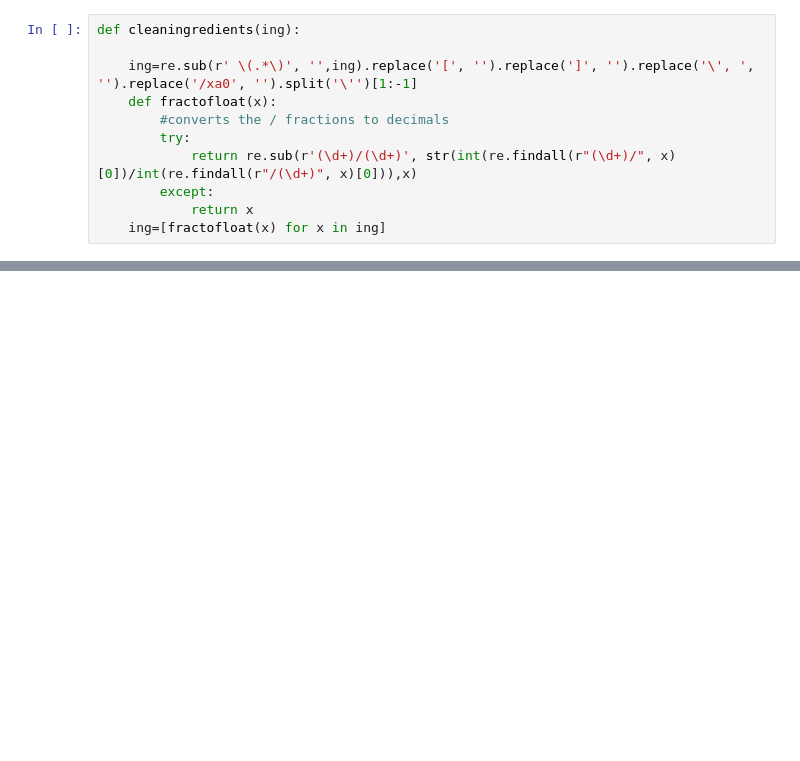
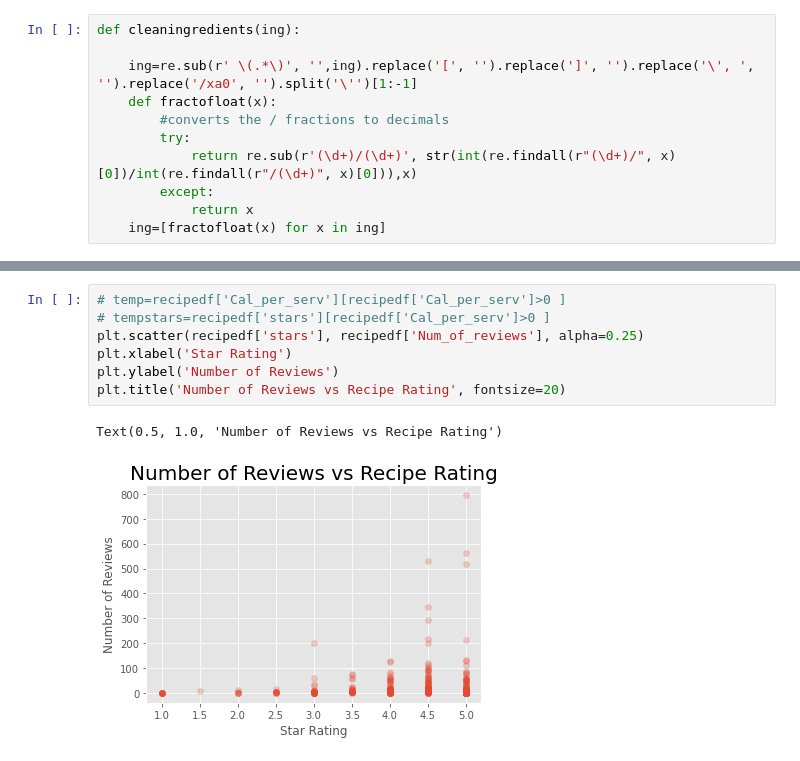
Before and after one commit to gabbyklein1/NYCDSA-Project1, a Jupyter notebook: project1git/FNdatacleaner.ipynb, the cells around one changed output, grey strips where cells are left out. Saved outputs shown, nothing was run; the diff lists cells and outputs as text; blank space fills up the shorter version.

```diff
--- a/project1git/FNdatacleaner.ipynb
+++ b/project1git/FNdatacleaner.ipynb
@@ -226,0 +437,10 @@ True
+# %%
+# temp=recipedf['Cal_per_serv'][recipedf['Cal_per_serv']>0 ]
+# tempstars=recipedf['stars'][recipedf['Cal_per_serv']>0 ]
+plt.scatter(recipedf['stars'], recipedf['Num_of_reviews'], alpha=0.25)
+plt.xlabel('Star Rating')
+plt.ylabel('Number of Reviews')
+plt.title('Number of Reviews vs Recipe Rating', fontsize=20)
+# %% [output]
+Text(0.5, 1.0, 'Number of Reviews vs Recipe Rating')
+[figure, added]
```
Also changed, not shown: parts of 40 cells of this notebook, 4 other files.
